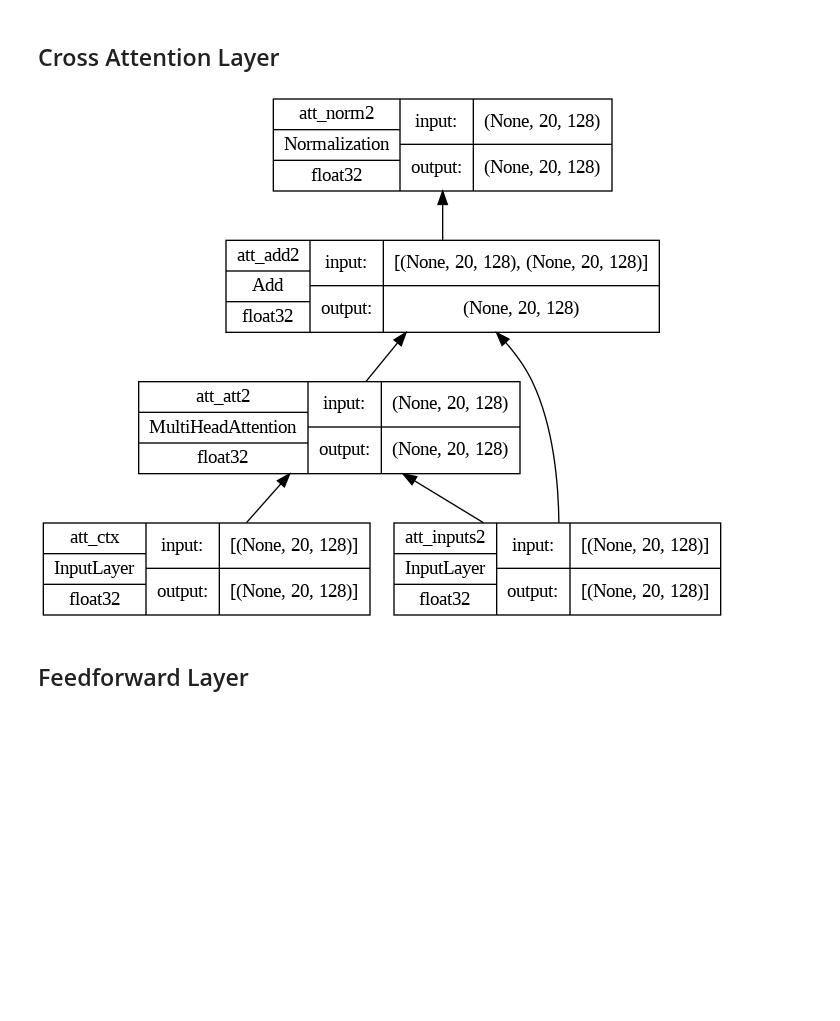
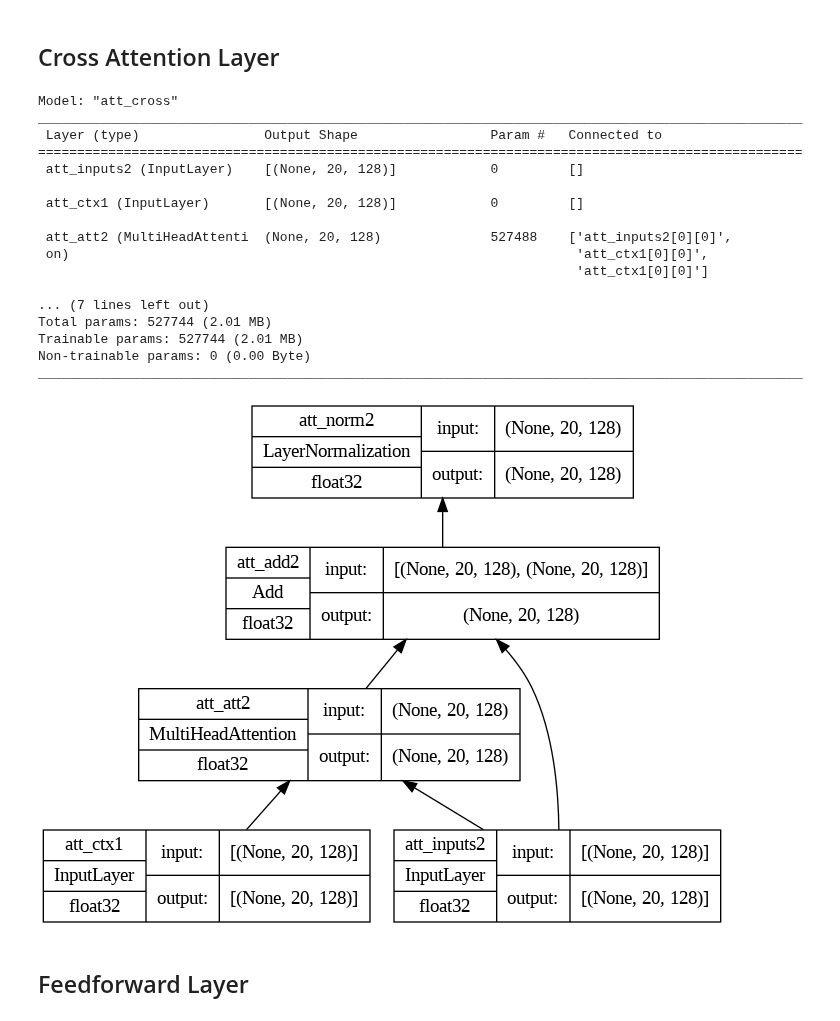
Before and after one commit to sriksmachi/sriksml, a Jupyter notebook: language-models/transformers_001.ipynb, the cells around one changed output. Drawn from its saved outputs; the diff is of its cells as text; code cells hidden in the pictures; blank space fills up the shorter version.

```diff
--- a/language-models/transformers_001.ipynb
+++ b/language-models/transformers_001.ipynb
@@ -77,17 +134,21 @@ print(my_embedding_layer(tf.constant([[1, 2, 3, 4, 5, 6, 7, 8, 9]])).shape)
 
 ## Self Attention Layer
 # %%
-def self_attention(input_shape, num_heads=8, key_dim=128, pref="att", mask=False, **kwargs):
+# Self attention layer of the encoder.
+def self_attention(input_shape, num_heads=8, key_dim=512, pref="att", mask=False, **kwargs):
+  # the inputs to the attention model are the word embeddings with position encoding.
   inputs = tf.keras.layers.Input(shape=input_shape, dtype='float32', name=f"{pref}_in1")
   attention = tf.keras.layers.MultiHeadAttention(num_heads, key_dim, name=f"{pref}_att1", **kwargs)
-  norm = tf.keras.layers.Normalization(name=f"{pref}_norm")
+  norm = tf.keras.layers.LayerNormalization(name=f"{pref}_norm1")
   add = tf.keras.layers.Add(name=f"{pref}_add1")
   att_out = attention(query=inputs, value=inputs, key=inputs, use_causal_mask=mask)
+  # the output of self attention layer is normalized form of inputs and attention weights.
   outputs = norm(add([inputs, att_out]))
   model = tf.keras.Model(inputs=inputs, outputs=outputs, name=f"{pref}_att")
   return model
 
 model = self_attention(input_shape=[20, 128])
+model.summary()
 tf.keras.utils.plot_model(model, "self_attention.png", show_shapes=True, show_dtype=True,
                           show_layer_names=True, rankdir='BT', show_layer_activations=True)
 # %% [output]
@@ -95,22 +173,44 @@ tf.keras.utils.plot_model(model, "self_attention.png", show_shapes=True, show_dt
 # %% [markdown]
 ## Cross Attention Layer
 # %%
+# cross attention models are used in decoder networks.
 def cross_attention(input_shape, context_shape, num_heads=8, key_dim=128, pref="att", **kwargs):
-  context = tf.keras.layers.Input(shape=context_shape, name=f"{pref}_ctx")
+  # the context vector is the output of the encoder network
+  context = tf.keras.layers.Input(shape=context_shape, name=f"{pref}_ctx1")
+  # the inputs are word embeddings and position embeddings put together
   inputs = tf.keras.layers.Input(shape=input_shape, name=f"{pref}_inputs2")
   attention = tf.keras.layers.MultiHeadAttention(num_heads, key_dim, name=f"{pref}_att2", **kwargs)
-  norm = tf.keras.layers.Normalization(name=f"{pref}_norm2")
+  norm = tf.keras.layers.LayerNormalization(name=f"{pref}_norm2")
   add = tf.keras.layers.Add(name=f"{pref}_add2")
+  # notice the value and key vectors in the case of cross attention are context vectors learnt from encoder network.
   att_out = attention(query=inputs, value=context, key=context)
   outputs = norm(add([inputs, att_out]))
   model = tf.keras.Model(inputs=[(inputs, context)], outputs=outputs, name=f"{pref}_cross")
   return model
 
 model = cross_attention(input_shape=[20, 128], context_shape=[20, 128])
+model.summary()
 tf.keras.utils.plot_model(model, "cross_attention.png", show_shapes=True, show_dtype=True,
                           show_layer_names=True, rankdir='BT', show_layer_activations=True)
 # %% [output]
+Model: "att_cross"
+__________________________________________________________________________________________________
+ Layer (type)                Output Shape                 Param #   Connected to
+==================================================================================================
+ att_inputs2 (InputLayer)    [(None, 20, 128)]            0         []
+
+ att_ctx1 (InputLayer)       [(None, 20, 128)]            0         []
+
+ att_att2 (MultiHeadAttenti  (None, 20, 128)              527488    ['att_inputs2[0][0]',
+ on)                                                                 'att_ctx1[0][0]',
+                                                                     'att_ctx1[0][0]']
+
+... (7 lines left out)
+Total params: 527744 (2.01 MB)
+Trainable params: 527744 (2.01 MB)
+Non-trainable params: 0 (0.00 Byte)
+__________________________________________________________________________________________________
-[figure, old version]
+[figure, new version]
 # %% [markdown]
 ## Feedforward Layer
 # %%
```
Also changed, not shown: parts of 19 cells of this notebook.
